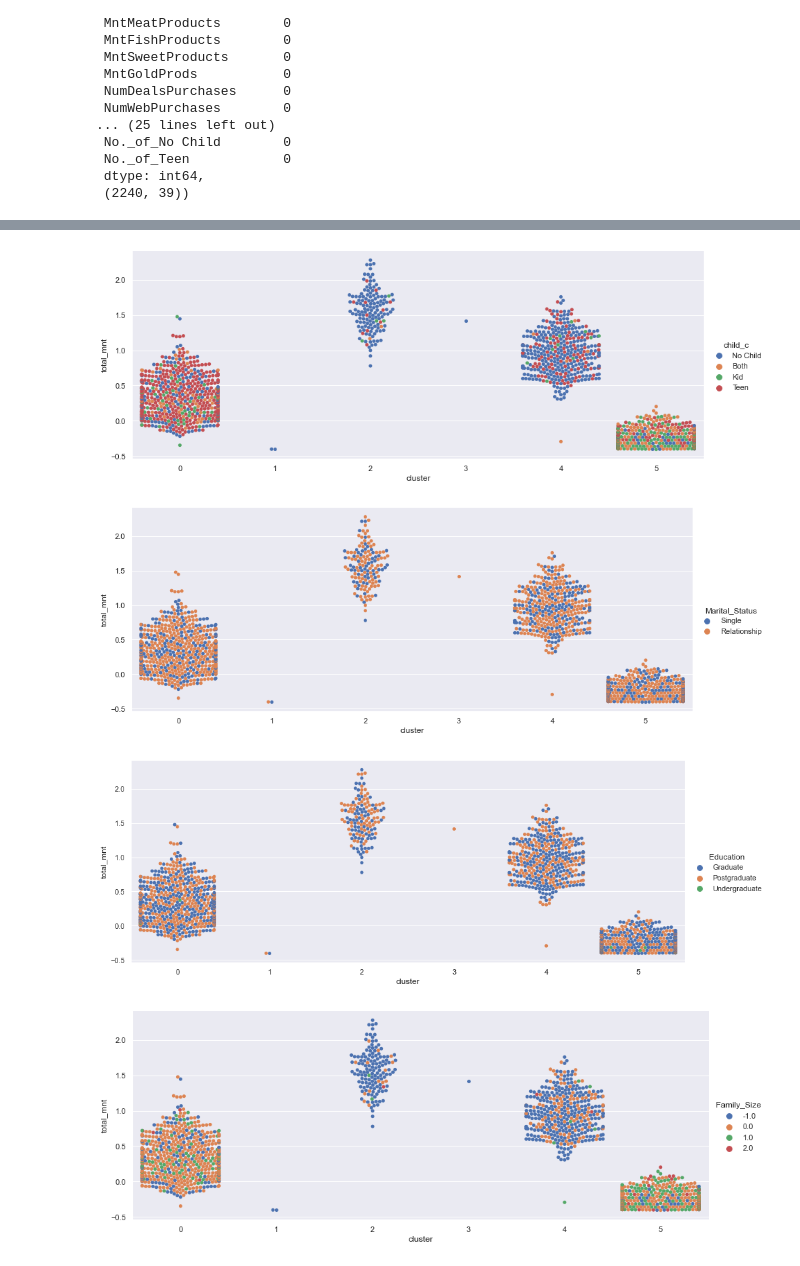
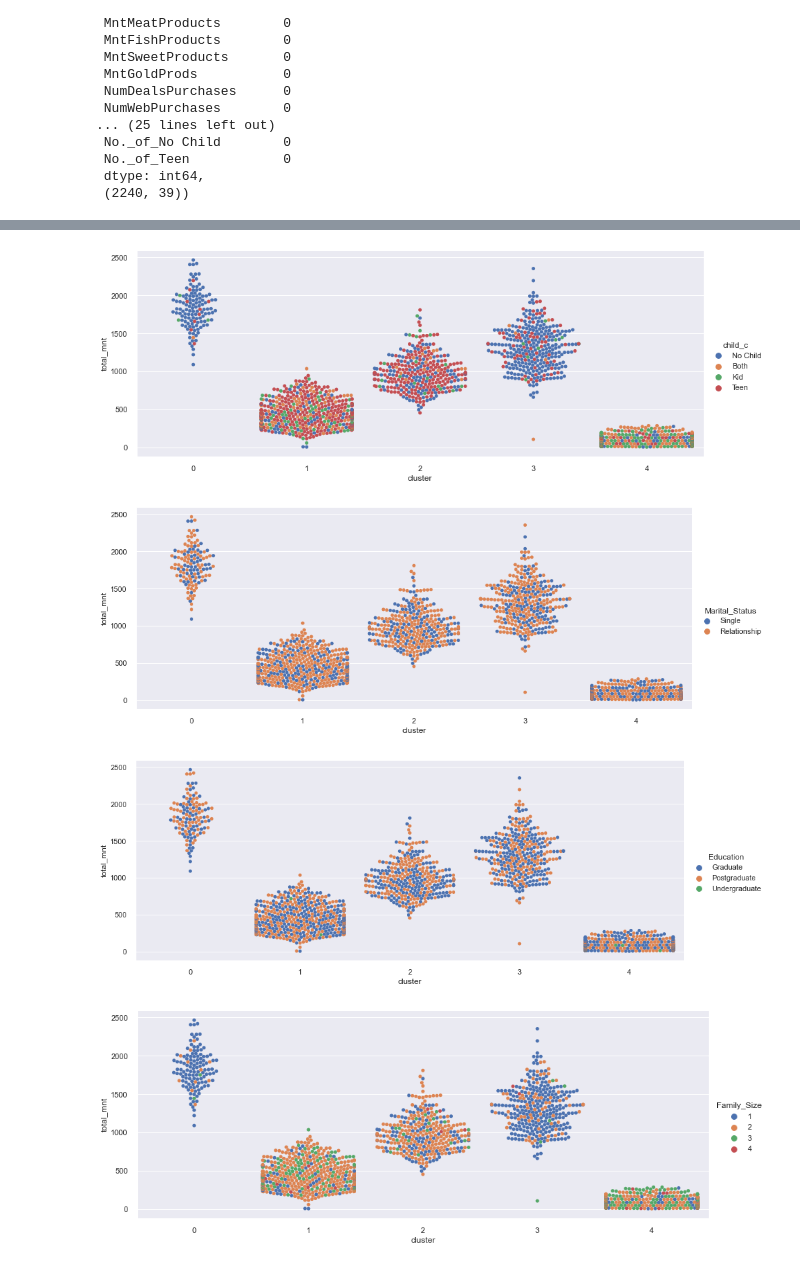
Before and after one commit to shivakrishnazikardh/Analysis-on-Customers-Data, a Jupyter notebook: Customer Personality Analysis.ipynb, the cells around one changed output, grey strips where cells are left out. Cells and saved outputs as stored; diff of their text form; code cells hidden in the pictures.

```diff
--- a/Customer Personality Analysis.ipynb
+++ b/Customer Personality Analysis.ipynb
@@ -510,11 +527,16 @@ Name: AverageSpent, Length: 2240, dtype: int32
 # %%
-sc_km = []
-r_k = range(3,16)
+
+
+sc_km= []
+r_k = range(3,20)
 
 for i in r_k:
     kmeans = KMeans(n_clusters = i, n_init = 100)
     kmeans.fit(x_df)
-    sc_km.append(kmeans.inertia_)
+
+
+    clusters = kmeans.fit_predict(x_df)
+    sc_km.append(silhouette_score(x_df, clusters ))
 # %%
 sc_km
 # %% [output]
@@ -539,0 +567,5 @@ plt.show()
+# %%
+pca = PCA(n_components=3)
+pca.fit(x_df)
+PCA_df = pd.DataFrame(pca.transform(x_df), columns=(["col1","col2", "col3"]))
+PCA_df
@@ -539,0 +619,6 @@ plt.show()
+# %%
+elbow_vis = KElbowVisualizer(KMeans(n_init = 100), k=20)
+elbow_vis.fit(x_df)
+plt.rcParams["figure.figsize"] = (8,8)
+
+elbow_vis.show()
@@ -540,5 +628,5 @@ plt.show()
 # %%
-kmeans = KMeans(n_clusters = 6, n_init = 100)
+kmeans = KMeans(n_clusters = 5, n_init = 100)
 yp_km = kmeans.fit_predict(x_df)
 # %%
 x_df
@@ -580,12 +668,13 @@ dtype: object
 # %%
 x_df['cluster'] = yp_km
-sns.catplot(x = 'cluster', y ='total_mnt', data=x_df, kind='swarm', hue = 'child_c' , height=5, aspect=500/200)
-sns.catplot(x = 'cluster', y ='total_mnt', data=x_df, kind='swarm', hue = 'Marital_Status' , height=5, aspect=500/200)
-sns.catplot(x = 'cluster', y ='total_mnt', data=x_df, kind='swarm', hue = 'Education' , height=5, aspect=500/200)
-sns.catplot(x = 'cluster', y ='total_mnt', data=x_df, kind='swarm', hue = 'Family_Size' , height=5, aspect=500/200)
+df['cluster'] = yp_km
+sns.catplot(x = 'cluster', y ='total_mnt', data=df, kind='swarm', hue = 'child_c' , height=5, aspect=500/200)
+sns.catplot(x = 'cluster', y ='total_mnt', data=df, kind='swarm', hue = 'Marital_Status' , height=5, aspect=500/200)
+sns.catplot(x = 'cluster', y ='total_mnt', data=df, kind='swarm', hue = 'Education' , height=5, aspect=500/200)
+sns.catplot(x = 'cluster', y ='total_mnt', data=df, kind='swarm', hue = 'Family_Size' , height=5, aspect=500/200)
 plt.show()
 # %% [output]
-[figure, old version]
+[figure, new version]
-[figure, old version]
+[figure, new version]
-[figure, old version]
+[figure, new version]
-[figure, old version]
+[figure, new version]
```
Also changed, not shown: parts of 39 cells of this notebook.
